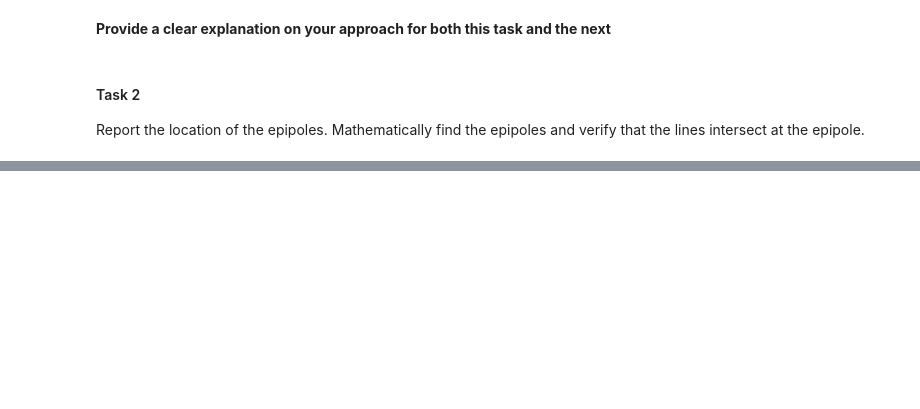
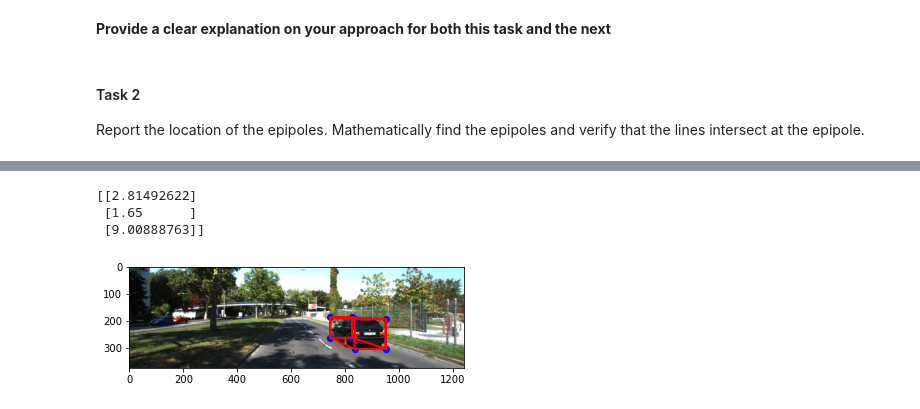
Before and after one commit to tusharc31/Mobile-Robotics, a Jupyter notebook: Assignment-4/Assignment4.ipynb, the cells around one changed output, grey strips where cells are left out. Drawn from its saved outputs; the diff is of its cells as text; code cells hidden in the pictures; blank space fills up the shorter version.

```diff
--- a/Assignment-4/Assignment4.ipynb
+++ b/Assignment-4/Assignment4.ipynb
@@ -283,0 +381,69 @@ You’ve been provided with an image, also taken from a self-driving car, that s
+# %%
+import numpy as np
+import matplotlib.pyplot as plt
+import cv2 as cv
+x = [[835], [305], [1]]
+K = np.mat(([7.2153e+02,0,6.0955e+02],[0,7.2153e+02,1.7285e+02],[0,0,1]))
+B = np.dot(np.linalg.inv(K),x)
+
+h = 1.65
+groundNormal = [[0,1,0]]
+
+WorldPoint = h*B/np.dot(groundNormal,B)
+
+print(WorldPoint)
+
+d2point = np.matmul(K,WorldPoint)
+
+carHeight = 1.38
+carWidth = 1.51
+carLength = 4.10
+
+
+#5 degree rotation along y clockwise
+
+Rot = np.mat(([np.cos(5*np.pi/180),0,-np.sin(5*np.pi/180)],[0,1,0],[ np.sin(5*np.pi/180),0,np.cos(5*np.pi/180)]))
+
+# KITTI dataset y is downwards x is right and z is forward (into the image)
+WorldPoint2 = np.matmul(Rot,[[0],[0],[carLength]]) + WorldPoint
+WorldPoint3 = np.matmul(Rot,[[carWidth],[0],[0]]) + WorldPoint
+WorldPoint4 = np.matmul(Rot,[[0],[-carHeight],[0]]) + WorldPoint
+WorldPoint5 = np.matmul(Rot,[[carWidth],[-carHeight],[0]]) + WorldPoint
+WorldPoint6 = np.matmul(Rot,[[0],[-carHeight],[carLength]]) + WorldPoint
+WorldPoint7 = np.matmul(Rot,[[carWidth],[0],[carLength]]) + WorldPoint
+WorldPoint8 = np.matmul(Rot,[[carWidth],[-carHeight],[carLength]]) + WorldPoint
+
+WorldPoints = np.array((WorldPoint,WorldPoint2,WorldPoint3,WorldPoint4,WorldPoint5,WorldPoint6,WorldPoint7,WorldPoint8))
+
+# print(K)
+# print(WorldPoints[0])
+# print(np.matmul(K,WorldPoint + WorldPoint2 ))
+# print(np.matmul(K,WorldPoint + WorldPoint3 ))
+# print(K[2][:])
+
+pic = plt.imread("q3/image.png")
+plt.imshow(pic)
+
+edges = np.array([1, 3, 5, 4, 1, 2, 6, 8, 7, 3, 5, 8, 6, 4, 6, 2, 7])
+for i in range(8):
+    d2point = np.matmul(K,WorldPoints[i])
+    d2point = d2point/d2point[2]
+    plt.plot(d2point[0],d2point[1],'bo')
+
+# print(K)
+linemat = np.mat(((),(),()))
+for i in range(edges.size):
+    tmpmat = np.matmul(np.mat(K),np.mat(WorldPoints[edges[i] - 1]))
+    tmpmat = tmpmat/tmpmat[2]
+    linemat = np.hstack((linemat,tmpmat))
+
+# print(linemat[0])
+
+plt.plot(np.transpose(linemat[0]),np.transpose(linemat[1]),linewidth="2",c='r')
+
+plt.show()
+# %% [output]
+[[2.81492622]
+ [1.65      ]
+ [9.00888763]]
+[figure, added]
```
Also changed, not shown: parts of 5 cells of this notebook.
